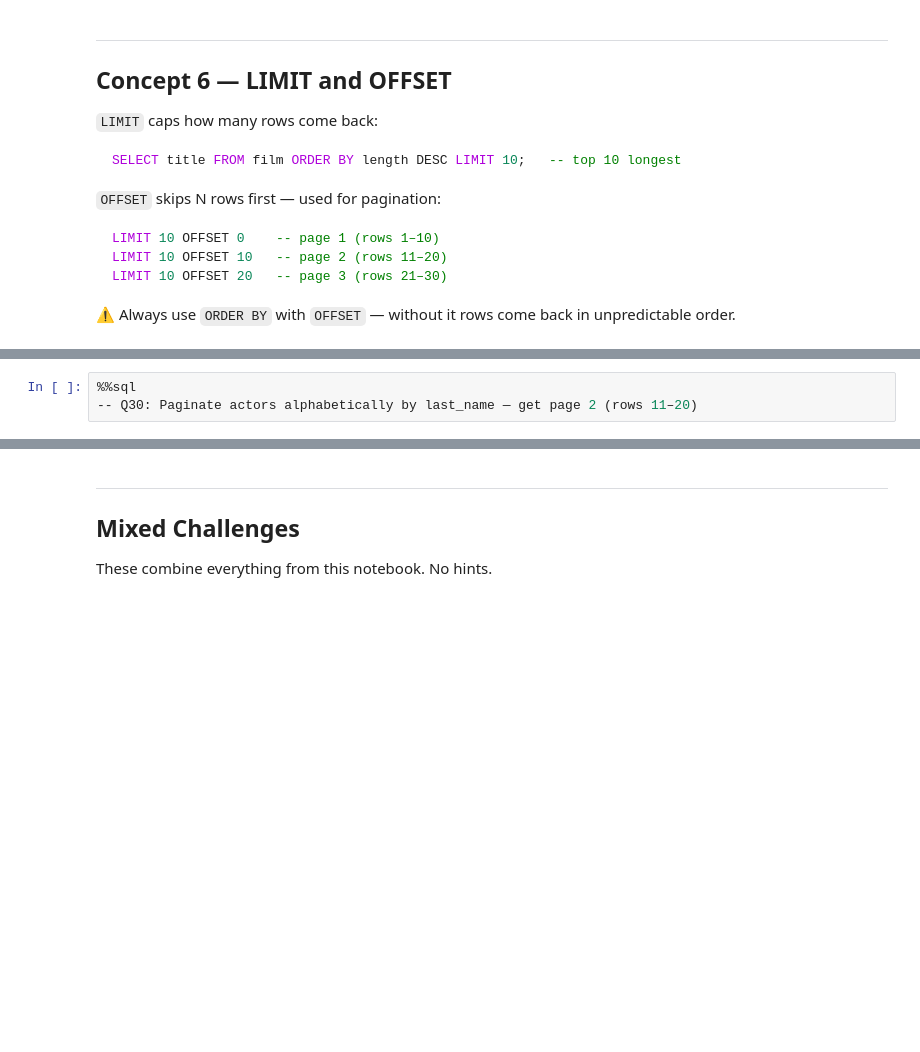
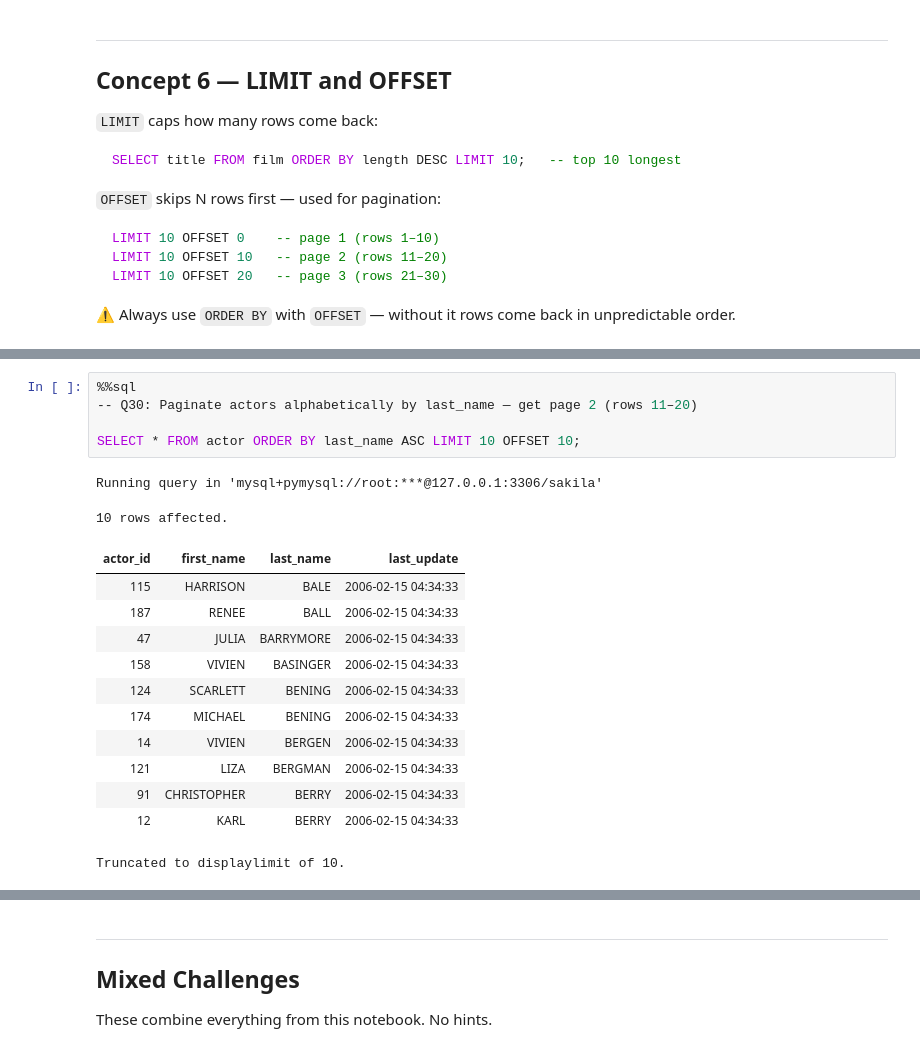
Before and after one commit to yaseen-asaliya/Databases-Notes, a Jupyter notebook: 01-select-basics.ipynb, the cells around one changed output, grey strips where cells are left out. Cells and saved outputs as stored; diff of their text form; blank space fills up the shorter version.

```diff
--- a/01-select-basics.ipynb
+++ b/01-select-basics.ipynb
@@ -230,6 +675,23 @@ LIMIT 10 OFFSET 20   -- page 3 (rows 21–30)
 # %%
 %%sql
 -- Q30: Paginate actors alphabetically by last_name — get page 2 (rows 11–20)
+
+SELECT * FROM actor ORDER BY last_name ASC LIMIT 10 OFFSET 10;
+# %% [output]
+Running query in 'mysql+pymysql://root:***@127.0.0.1:3306/sakila'
+10 rows affected.
+| actor_id | first_name | last_name | last_update |
+| 115 | HARRISON | BALE | 2006-02-15 04:34:33 |
+| 187 | RENEE | BALL | 2006-02-15 04:34:33 |
+| 47 | JULIA | BARRYMORE | 2006-02-15 04:34:33 |
+| 158 | VIVIEN | BASINGER | 2006-02-15 04:34:33 |
+| 124 | SCARLETT | BENING | 2006-02-15 04:34:33 |
+| 174 | MICHAEL | BENING | 2006-02-15 04:34:33 |
+| 14 | VIVIEN | BERGEN | 2006-02-15 04:34:33 |
+| 121 | LIZA | BERGMAN | 2006-02-15 04:34:33 |
+| 91 | CHRISTOPHER | BERRY | 2006-02-15 04:34:33 |
+| 12 | KARL | BERRY | 2006-02-15 04:34:33 |
+Truncated to displaylimit of 10.
 # %%
 %%sql
 -- Q31: Paginate actors alphabetically by last_name — get page 3 (rows 21–30)
```
Also changed, not shown: parts of 35 cells of this notebook.
